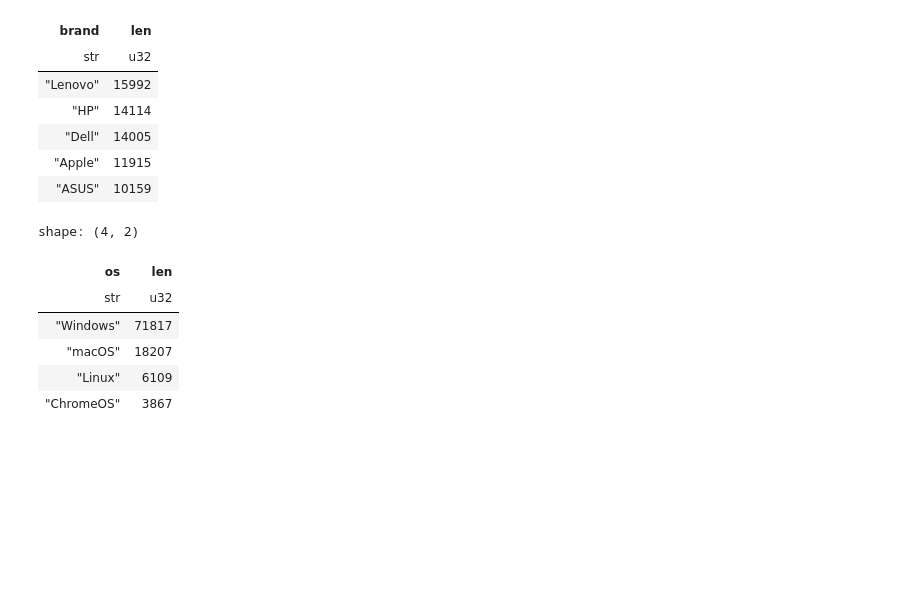
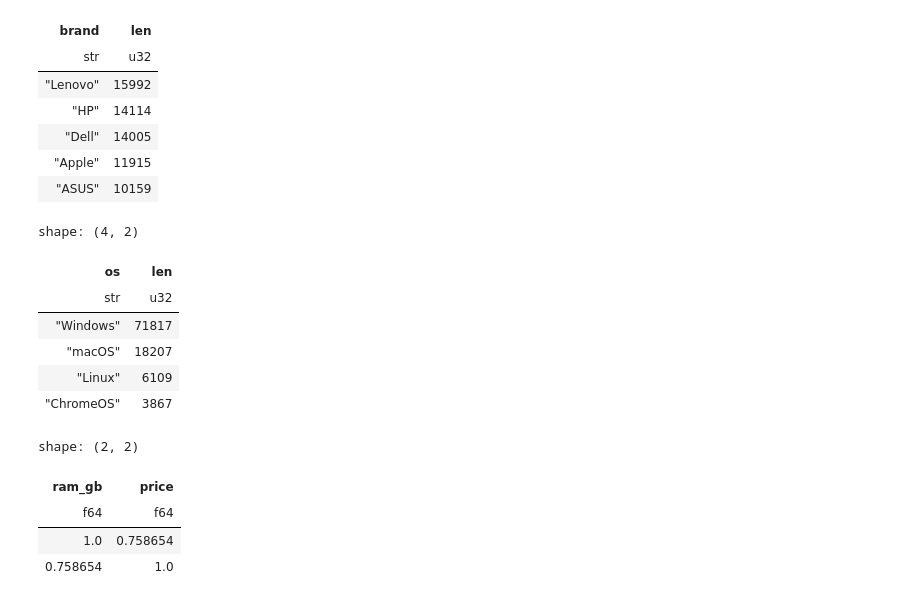
Before and after one commit to ZygimantasB/polars_library, a Jupyter notebook: kaggle/All Computer Prices.ipynb, the cells around one changed output. Cells and saved outputs as stored; diff of their text form; code cells hidden in the pictures; blank space fills up the shorter version.

```diff
--- a/kaggle/All Computer Prices.ipynb
+++ b/kaggle/All Computer Prices.ipynb
@@ -286,0 +301,12 @@ shape: (4, 2)
+# %%
+ram_price = df.select(
+    pl.col('ram_gb', 'price')
+)
+
+ram_price.corr()
+# %% [output]
+shape: (2, 2)
+| ram_gb | price |
+| f64 | f64 |
+| 1.0 | 0.758654 |
+| 0.758654 | 1.0 |
```
Also changed, not shown: parts of 6 cells of this notebook.
